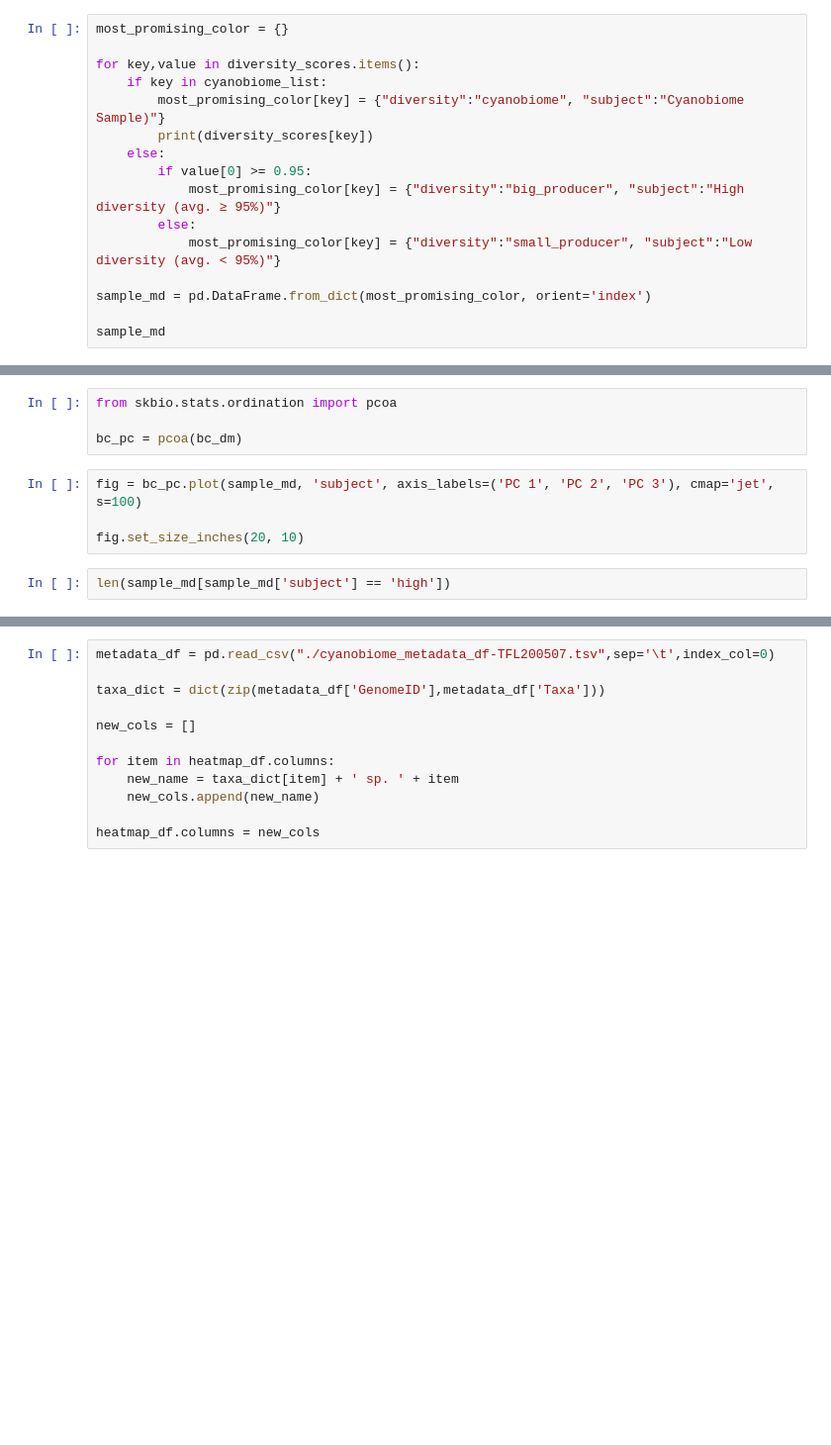
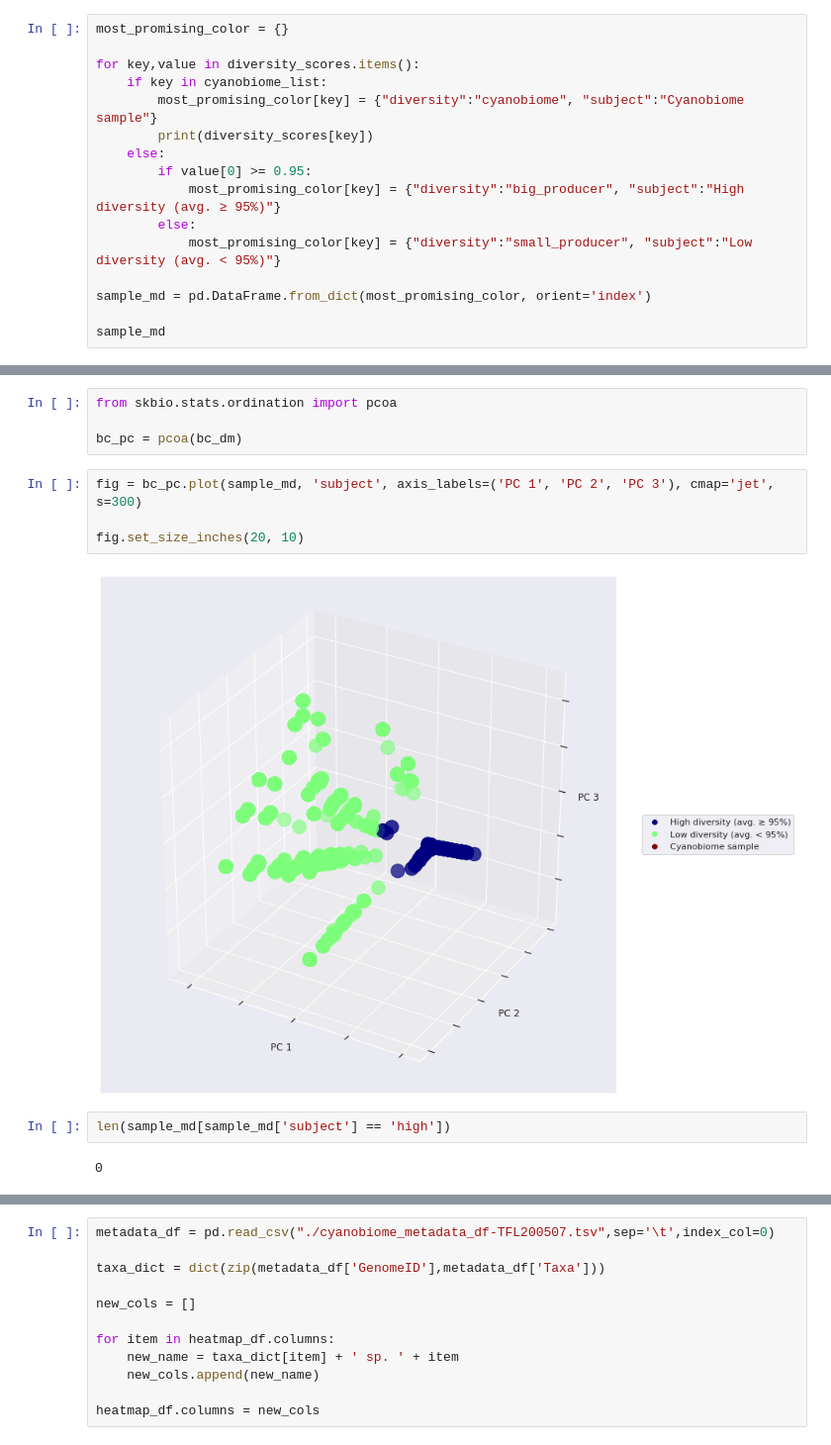
Before and after one commit to tiagolbiotech/cyanobiome, a Jupyter notebook: notebook3-running_bigscape-v0.1.ipynb, the cells around one changed output, grey strips where cells are left out. Shown at 99% size. Drawn from its saved outputs; the diff is of its cells as text; blank space fills up the shorter version.

Commit message:
advanced draft for cyanobiome ipynbs

```diff
--- a/notebook3-running_bigscape-v0.1.ipynb
+++ b/notebook3-running_bigscape-v0.1.ipynb
@@ -331,7 +380,7 @@ most_promising_color = {}
 
 for key,value in diversity_scores.items():
     if key in cyanobiome_list:
-        most_promising_color[key] = {"diversity":"cyanobiome", "subject":"Cyanobiome Sample)"}
+        most_promising_color[key] = {"diversity":"cyanobiome", "subject":"Cyanobiome sample"}
         print(diversity_scores[key])
     else:
         if value[0] >= 0.95:
@@ -347,10 +427,14 @@ from skbio.stats.ordination import pcoa
 
 bc_pc = pcoa(bc_dm)
 # %%
-fig = bc_pc.plot(sample_md, 'subject', axis_labels=('PC 1', 'PC 2', 'PC 3'), cmap='jet', s=100)
+fig = bc_pc.plot(sample_md, 'subject', axis_labels=('PC 1', 'PC 2', 'PC 3'), cmap='jet', s=300)
 
 fig.set_size_inches(20, 10)
+# %% [output]
+[figure, added]
 # %%
 len(sample_md[sample_md['subject'] == 'high'])
+# %% [output]
+0
 # %%
 len(sample_md[sample_md['subject'] == 'low'])
```
Also changed, not shown: parts of 15 cells of this notebook, 1 other file.
